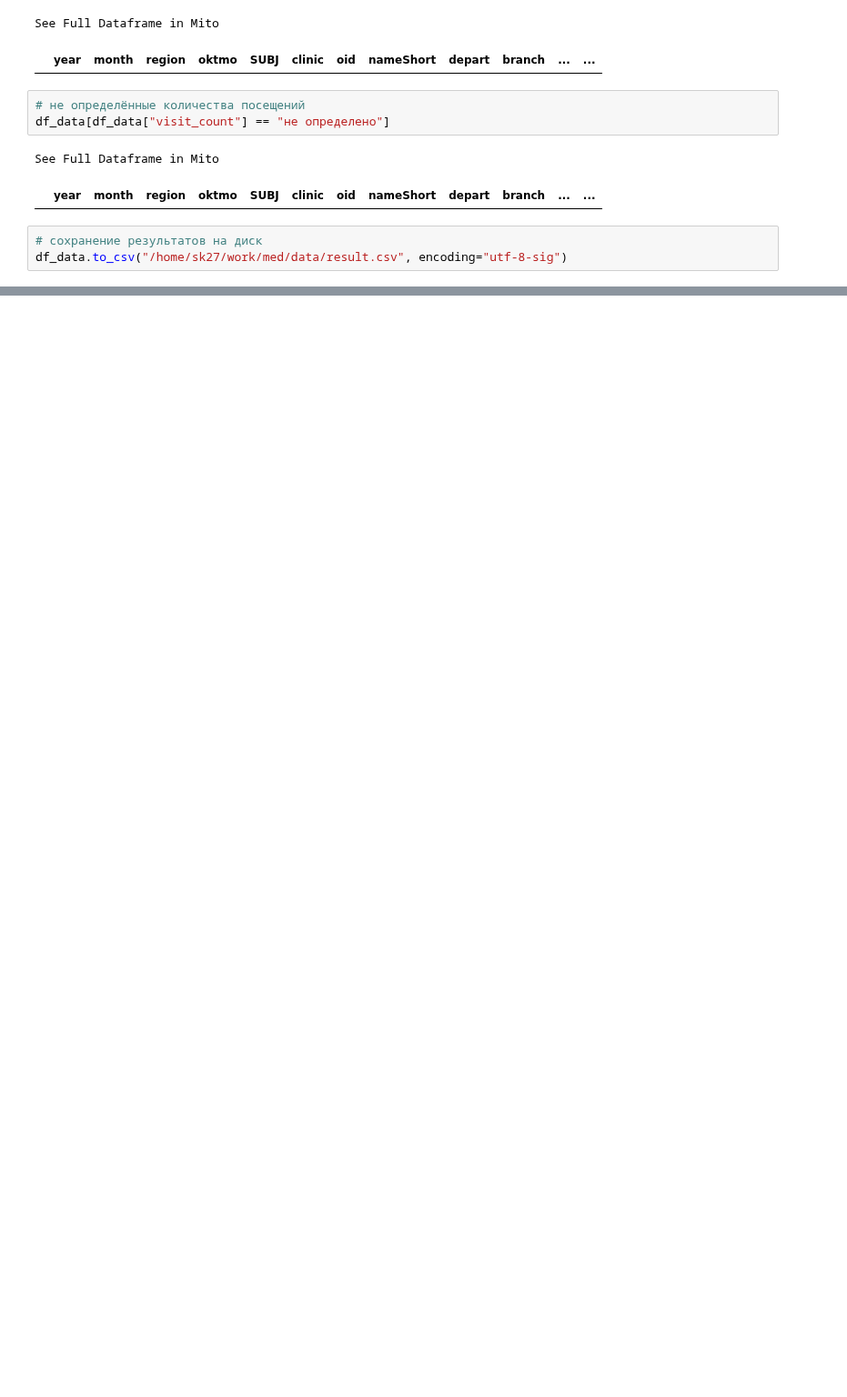
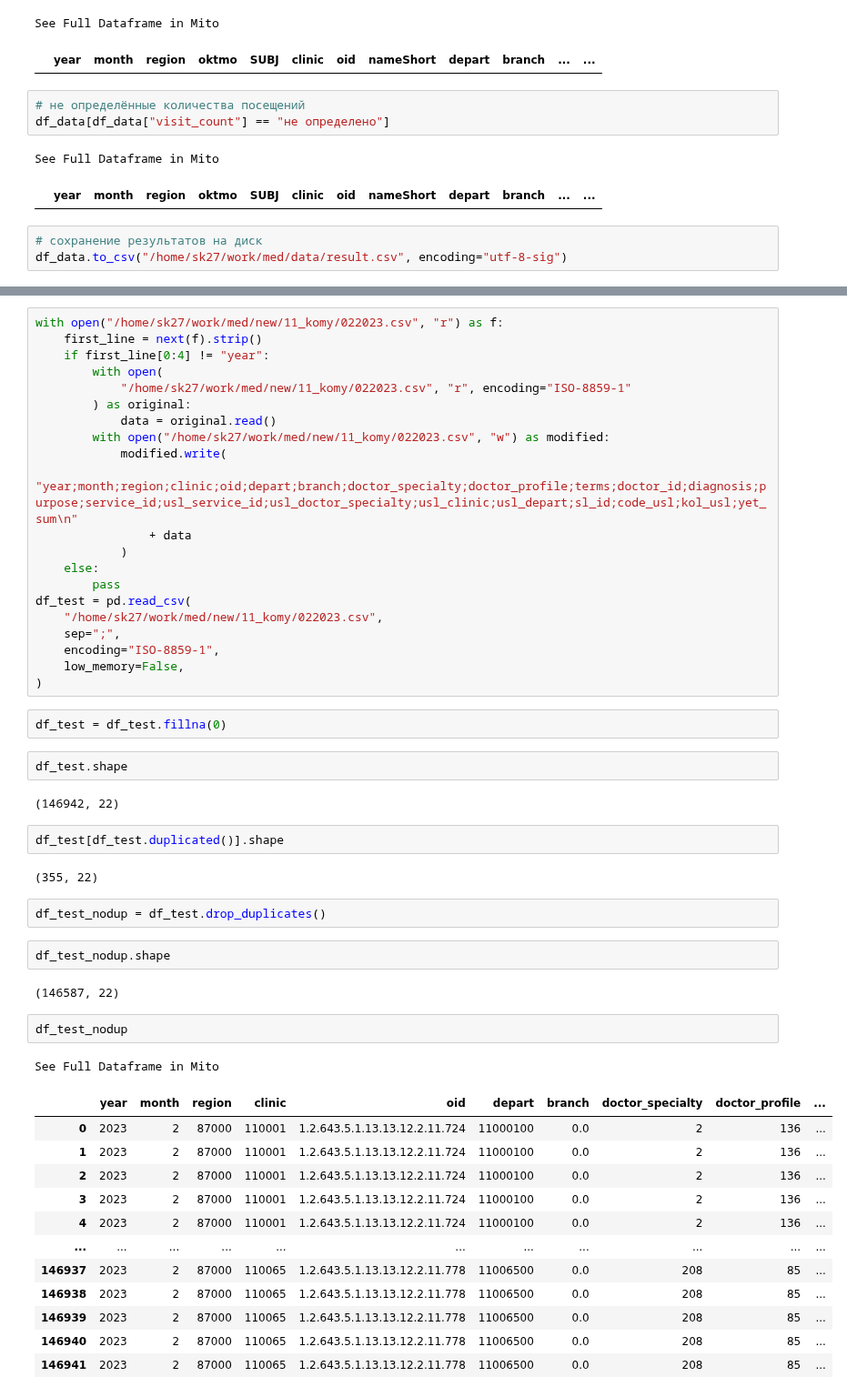
Before and after one commit to s-eremeev/eremeev, a Jupyter notebook: work/visits.ipynb, the cells around one changed output, grey strips where cells are left out. Shown at 91% size. Drawn from its saved outputs; the diff is of its cells as text; blank space fills up the shorter version.

```diff
--- a/work/visits.ipynb
+++ b/work/visits.ipynb
@@ -804,0 +567,53 @@ See Full Dataframe in Mito
+# %%
+with open("/home/sk27/work/med/new/11_komy/022023.csv", "r") as f:
+    first_line = next(f).strip()
+    if first_line[0:4] != "year":
+        with open(
+            "/home/sk27/work/med/new/11_komy/022023.csv", "r", encoding="ISO-8859-1"
+        ) as original:
+            data = original.read()
+        with open("/home/sk27/work/med/new/11_komy/022023.csv", "w") as modified:
+            modified.write(
+                "year;month;region;clinic;oid;depart;branch;doctor_specialty;doctor_profile;terms;doctor_id;diagnosis;purpose;service_id;usl_service_id;usl_doctor_specialty;usl_clinic;usl_depart;sl_id;code_usl;kol_usl;yet_sum\n"
+                + data
+            )
+    else:
+        pass
+df_test = pd.read_csv(
+    "/home/sk27/work/med/new/11_komy/022023.csv",
+    sep=";",
+    encoding="ISO-8859-1",
+    low_memory=False,
+)
+# %%
+df_test = df_test.fillna(0)
+# %%
+df_test.shape
+# %% [output]
+(146942, 22)
+# %%
+df_test[df_test.duplicated()].shape
+# %% [output]
+(355, 22)
+# %%
+df_test_nodup = df_test.drop_duplicates()
+# %%
+df_test_nodup.shape
+# %% [output]
+(146587, 22)
+# %%
+df_test_nodup
+# %% [output]
+See Full Dataframe in Mito
+|  | year | month | region | clinic | oid | depart | branch | doctor_specialty | doctor_profile | ... |
+| 0 | 2023 | 2 | 87000 | 110001 | 1.2.643.5.1.13.13.12.2.11.724 | 11000100 | 0.0 | 2 | 136 | ... |
+| 1 | 2023 | 2 | 87000 | 110001 | 1.2.643.5.1.13.13.12.2.11.724 | 11000100 | 0.0 | 2 | 136 | ... |
+| 2 | 2023 | 2 | 87000 | 110001 | 1.2.643.5.1.13.13.12.2.11.724 | 11000100 | 0.0 | 2 | 136 | ... |
+| 3 | 2023 | 2 | 87000 | 110001 | 1.2.643.5.1.13.13.12.2.11.724 | 11000100 | 0.0 | 2 | 136 | ... |
+| 4 | 2023 | 2 | 87000 | 110001 | 1.2.643.5.1.13.13.12.2.11.724 | 11000100 | 0.0 | 2 | 136 | ... |
+| ... | ... | ... | ... | ... | ... | ... | ... | ... | ... | ... |
+| 146937 | 2023 | 2 | 87000 | 110065 | 1.2.643.5.1.13.13.12.2.11.778 | 11006500 | 0.0 | 208 | 85 | ... |
+| 146938 | 2023 | 2 | 87000 | 110065 | 1.2.643.5.1.13.13.12.2.11.778 | 11006500 | 0.0 | 208 | 85 | ... |
+| 146939 | 2023 | 2 | 87000 | 110065 | 1.2.643.5.1.13.13.12.2.11.778 | 11006500 | 0.0 | 208 | 85 | ... |
+| 146940 | 2023 | 2 | 87000 | 110065 | 1.2.643.5.1.13.13.12.2.11.778 | 11006500 | 0.0 | 208 | 85 | ... |
+| 146941 | 2023 | 2 | 87000 | 110065 | 1.2.643.5.1.13.13.12.2.11.778 | 11006500 | 0.0 | 208 | 85 | ... |
```
Also changed, not shown: parts of 53 cells of this notebook.
